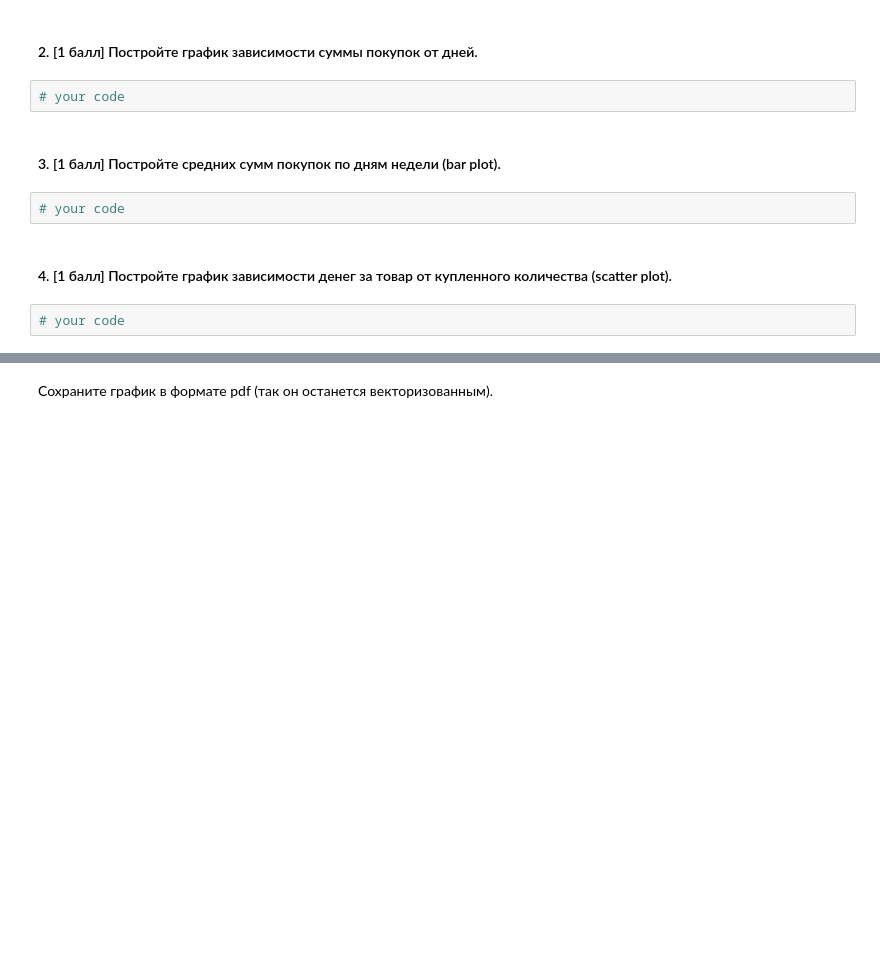
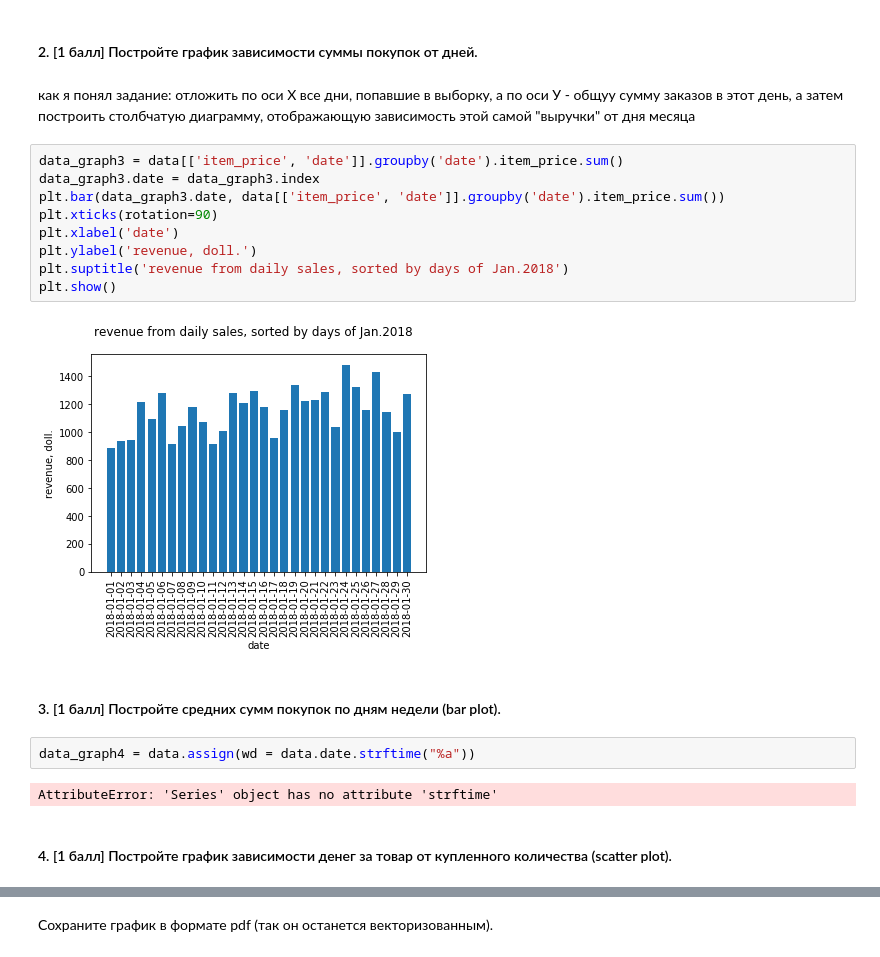
Before and after one commit to hse-mlearn/ha-01-vsukhomlin, a Jupyter notebook: GitHub-checkpoint.ipynb, the cells around one changed output, grey strips where cells are left out. Saved outputs shown, nothing was run; the diff lists cells and outputs as text; blank space fills up the shorter version.

```diff
--- a/GitHub-checkpoint.ipynb
+++ b/GitHub-checkpoint.ipynb
@@ -330,12 +363,23 @@ data['date'] = data.order_id.map(dates['date'])
 # %% [markdown]
 #### 2. [1 балл] Постройте график зависимости суммы покупок от дней.
-# %%
-# your code
+# %% [markdown]
+как я понял задание: отложить по оси Х все дни, попавшие в выборку, а по оси У - общуу сумму заказов в этот день, а затем построить столбчатую диаграмму, отображающую зависимость этой самой "выручки" от дня месяца
+# %%
+data_graph3 = data[['item_price', 'date']].groupby('date').item_price.sum()
+data_graph3.date = data_graph3.index
+plt.bar(data_graph3.date, data[['item_price', 'date']].groupby('date').item_price.sum())
+plt.xticks(rotation=90)
+plt.xlabel('date')
+plt.ylabel('revenue, doll.')
+plt.suptitle('revenue from daily sales, sorted by days of Jan.2018')
+plt.show()
+# %% [output]
+[figure, added]
 # %% [markdown]
 #### 3. [1 балл] Постройте средних сумм покупок по дням недели (bar plot).
-# %%
-# your code
+# %%
+data_graph4 = data.assign(wd = data.date.strftime("%a"))
+# %% [output]
+AttributeError: 'Series' object has no attribute 'strftime'
 # %% [markdown]
 #### 4. [1 балл] Постройте график зависимости денег за товар от купленного количества (scatter plot).
-# %%
-# your code
```
Also changed, not shown: parts of 10 cells of this notebook.
